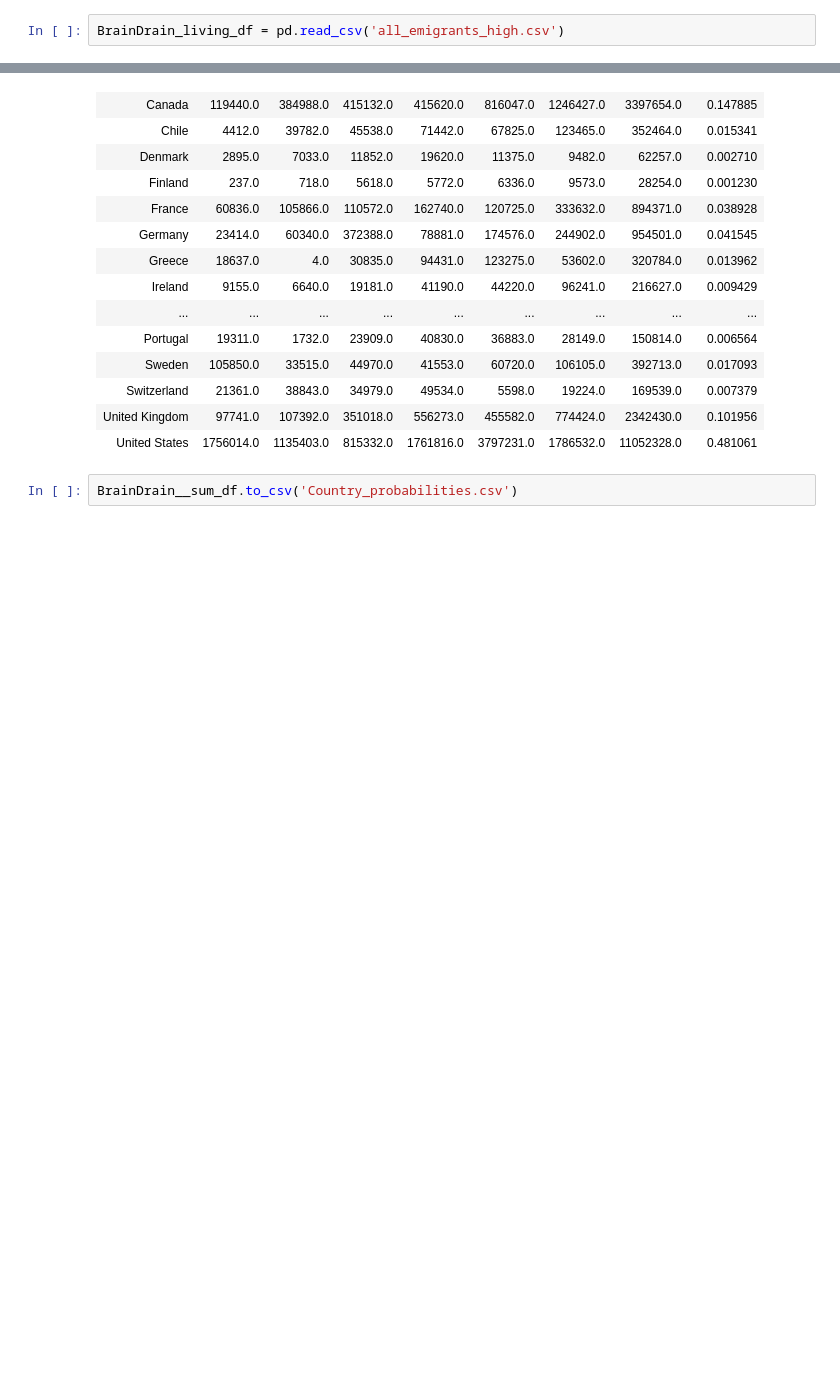
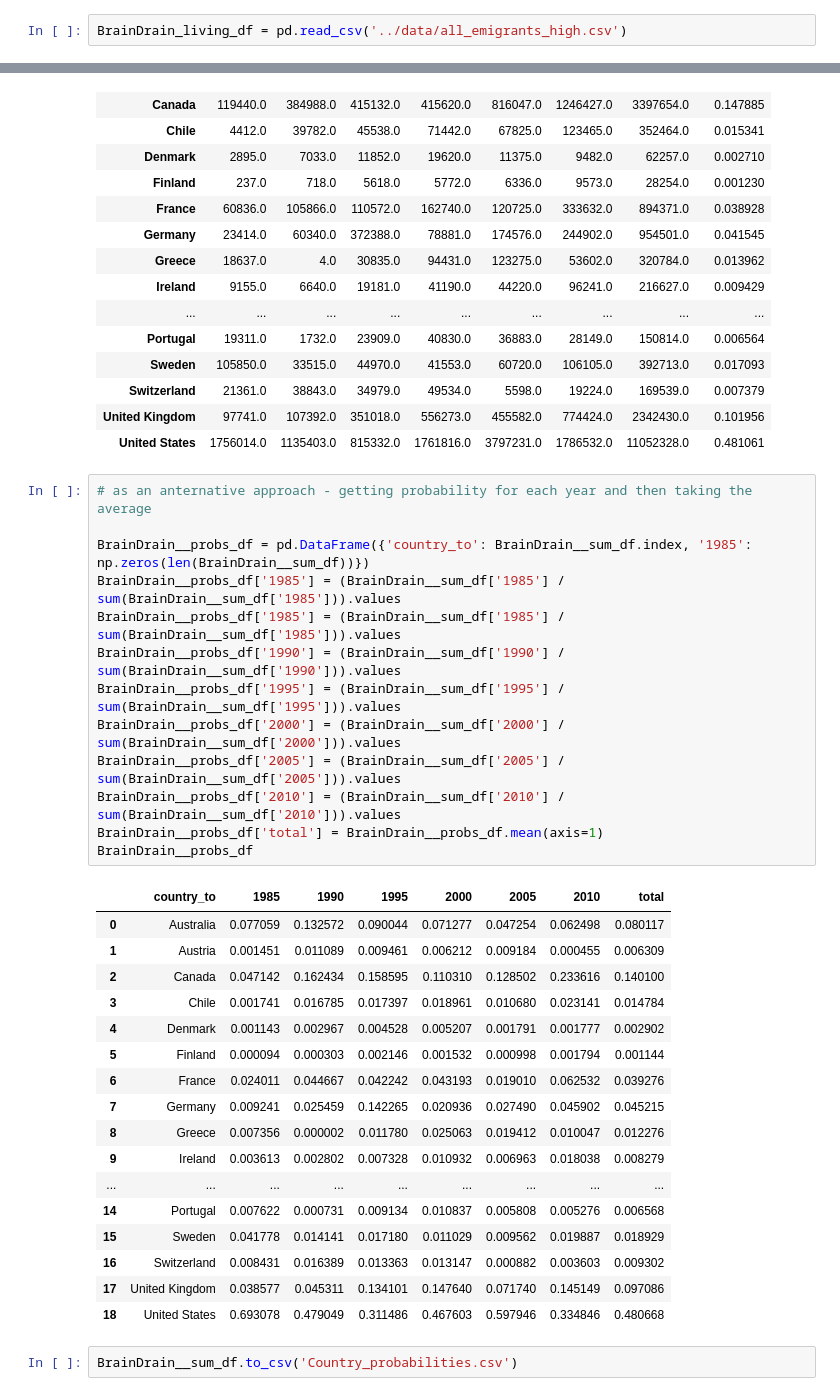
Before and after one commit to Kasrazn97/SMFinal_Project, a Jupyter notebook: Beta/regression.ipynb, the cells around one changed output, grey strips where cells are left out. Drawn from its saved outputs; the diff is of its cells as text; blank space fills up the shorter version.

```diff
--- a/Beta/regression.ipynb
+++ b/Beta/regression.ipynb
@@ -6,7 +6,7 @@ F:\Bocconi\Simulation\Final\Model\SMFinal_Project\data
 import pandas as pd
 import numpy as np
 # %%
-BrainDrain_living_df = pd.read_csv('all_emigrants_high.csv')
+BrainDrain_living_df = pd.read_csv('../data/all_emigrants_high.csv')
 # %%
 BrainDrain_df = BrainDrain_living_df[['country_from','country_to']]
 # %%
@@ -127,6 +145,37 @@ BrainDrain__sum_df
 | Switzerland | 21361.0 | 38843.0 | 34979.0 | 49534.0 | 5598.0 | 19224.0 | 169539.0 | 0.007379 |
 | United Kingdom | 97741.0 | 107392.0 | 351018.0 | 556273.0 | 455582.0 | 774424.0 | 2342430.0 | 0.101956 |
 | United States | 1756014.0 | 1135403.0 | 815332.0 | 1761816.0 | 3797231.0 | 1786532.0 | 11052328.0 | 0.481061 |
+# %%
+# as an anternative approach - getting probability for each year and then taking the average
+
+BrainDrain__probs_df = pd.DataFrame({'country_to': BrainDrain__sum_df.index, '1985': np.zeros(len(BrainDrain__sum_df))})
+BrainDrain__probs_df['1985'] = (BrainDrain__sum_df['1985'] / sum(BrainDrain__sum_df['1985'])).values
+BrainDrain__probs_df['1985'] = (BrainDrain__sum_df['1985'] / sum(BrainDrain__sum_df['1985'])).values
+BrainDrain__probs_df['1990'] = (BrainDrain__sum_df['1990'] / sum(BrainDrain__sum_df['1990'])).values
+BrainDrain__probs_df['1995'] = (BrainDrain__sum_df['1995'] / sum(BrainDrain__sum_df['1995'])).values
+BrainDrain__probs_df['2000'] = (BrainDrain__sum_df['2000'] / sum(BrainDrain__sum_df['2000'])).values
+BrainDrain__probs_df['2005'] = (BrainDrain__sum_df['2005'] / sum(BrainDrain__sum_df['2005'])).values
+BrainDrain__probs_df['2010'] = (BrainDrain__sum_df['2010'] / sum(BrainDrain__sum_df['2010'])).values
+BrainDrain__probs_df['total'] = BrainDrain__probs_df.mean(axis=1)
+BrainDrain__probs_df
+# %% [output]
+|  | country_to | 1985 | 1990 | 1995 | 2000 | 2005 | 2010 | total |
+| 0 | Australia | 0.077059 | 0.132572 | 0.090044 | 0.071277 | 0.047254 | 0.062498 | 0.080117 |
+| 1 | Austria | 0.001451 | 0.011089 | 0.009461 | 0.006212 | 0.009184 | 0.000455 | 0.006309 |
+| 2 | Canada | 0.047142 | 0.162434 | 0.158595 | 0.110310 | 0.128502 | 0.233616 | 0.140100 |
+| 3 | Chile | 0.001741 | 0.016785 | 0.017397 | 0.018961 | 0.010680 | 0.023141 | 0.014784 |
+| 4 | Denmark | 0.001143 | 0.002967 | 0.004528 | 0.005207 | 0.001791 | 0.001777 | 0.002902 |
+| 5 | Finland | 0.000094 | 0.000303 | 0.002146 | 0.001532 | 0.000998 | 0.001794 | 0.001144 |
+| 6 | France | 0.024011 | 0.044667 | 0.042242 | 0.043193 | 0.019010 | 0.062532 | 0.039276 |
+| 7 | Germany | 0.009241 | 0.025459 | 0.142265 | 0.020936 | 0.027490 | 0.045902 | 0.045215 |
+| 8 | Greece | 0.007356 | 0.000002 | 0.011780 | 0.025063 | 0.019412 | 0.010047 | 0.012276 |
+| 9 | Ireland | 0.003613 | 0.002802 | 0.007328 | 0.010932 | 0.006963 | 0.018038 | 0.008279 |
+| ... | ... | ... | ... | ... | ... | ... | ... | ... |
+| 14 | Portugal | 0.007622 | 0.000731 | 0.009134 | 0.010837 | 0.005808 | 0.005276 | 0.006568 |
+| 15 | Sweden | 0.041778 | 0.014141 | 0.017180 | 0.011029 | 0.009562 | 0.019887 | 0.018929 |
+| 16 | Switzerland | 0.008431 | 0.016389 | 0.013363 | 0.013147 | 0.000882 | 0.003603 | 0.009302 |
+| 17 | United Kingdom | 0.038577 | 0.045311 | 0.134101 | 0.147640 | 0.071740 | 0.145149 | 0.097086 |
+| 18 | United States | 0.693078 | 0.479049 | 0.311486 | 0.467603 | 0.597946 | 0.334846 | 0.480668 |
 # %%
 BrainDrain__sum_df.to_csv('Country_probabilities.csv')
 # %% [markdown]
```
Also changed, not shown: parts of 3 cells of this notebook, 17 other files.
